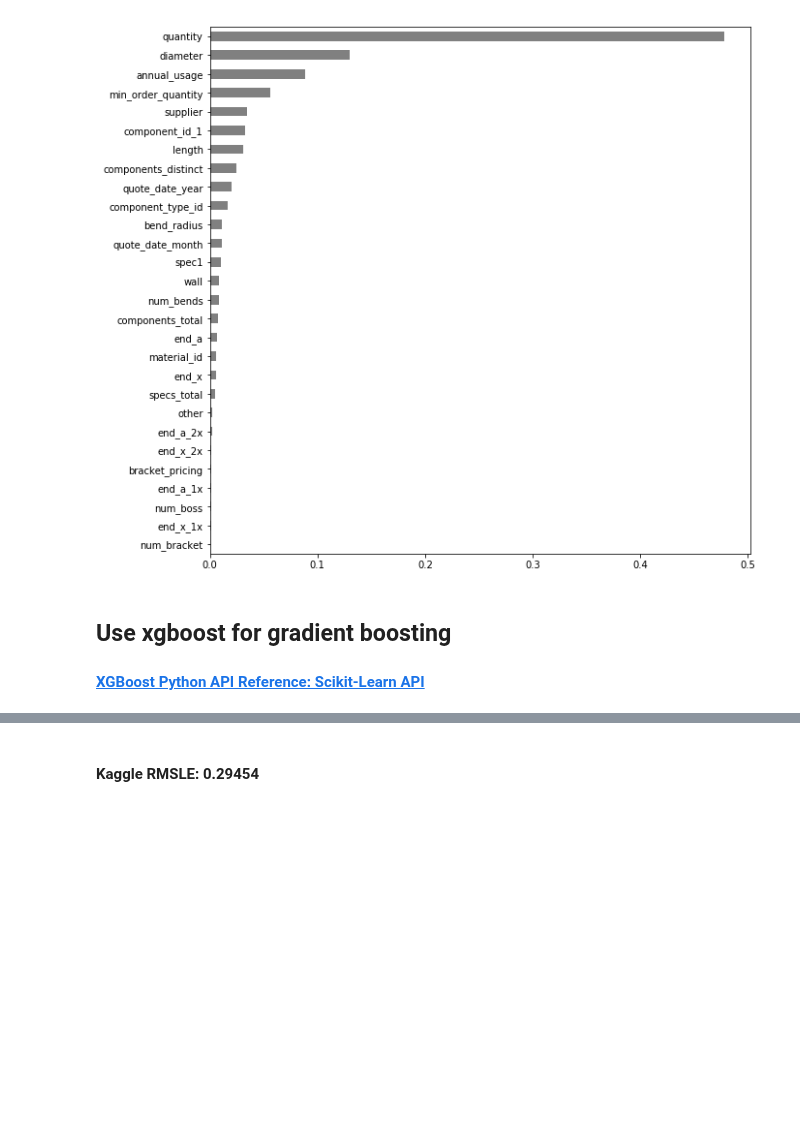
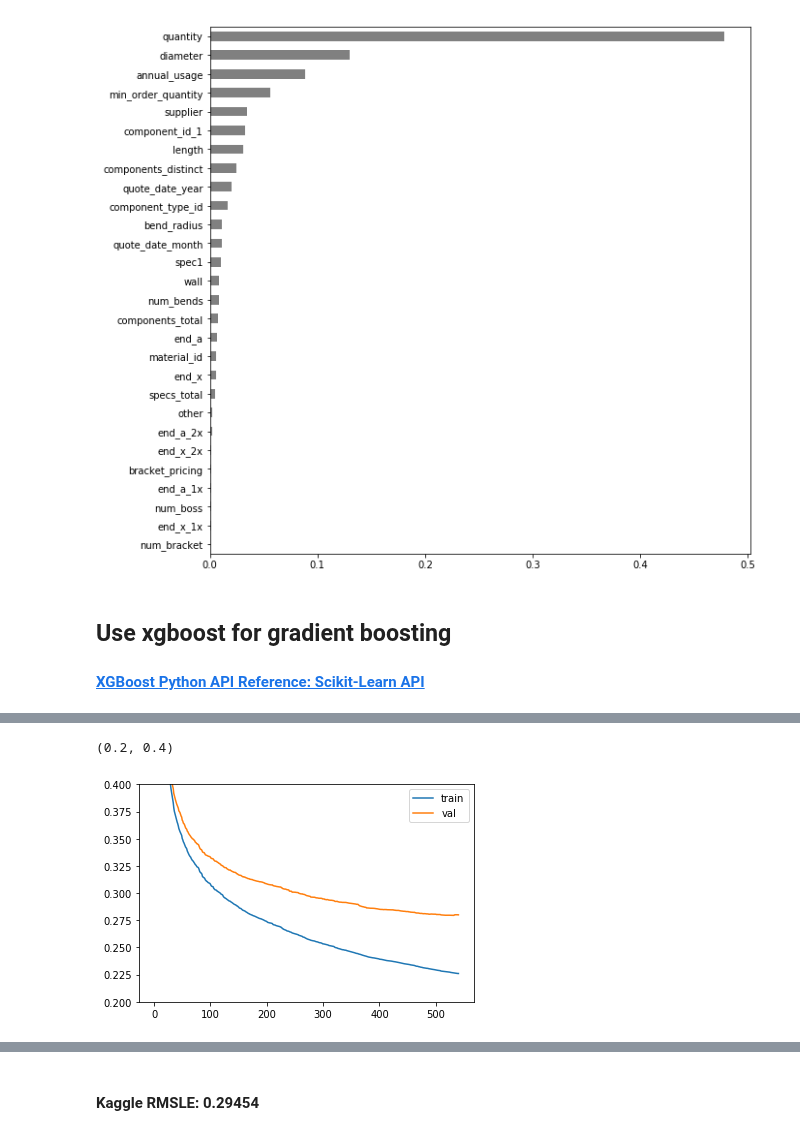
Before and after one commit to LambdaSchool/DEPRECATED-DS-Unit-2-Applied-Modeling, a Jupyter notebook: module2-gradient-boosting/gradient_boosting.ipynb, the cells around one changed output, grey strips where cells are left out. Cells and saved outputs as stored; diff of their text form; code cells hidden in the pictures; blank space fills up the shorter version.

Commit message:
Work with xgboost

```diff
--- a/module2-gradient-boosting/gradient_boosting.ipynb
+++ b/module2-gradient-boosting/gradient_boosting.ipynb
@@ -177,0 +196,21 @@ importances.sort_values().plot.barh(color='grey');
+# %%
+import category_encoders as ce
+
+encoder = ce.OrdinalEncoder()
+X_train_encoded = encoder.fit_transform(X_train)
+X_val_encoded = encoder.transform(X_val)
+# %%
+eval_set = [
+    (X_train_encoded, y_train_log),
+    (X_val_encoded, y_val_log)
+]
+# %%
+import xgboost
+model = XGBRegressor(n_estimators=1000, n_job=-1)
+
+model.fit(X_train_encoded,
+          y_train_log,
+          eval_set=eval_set,
+          eval_metric='rmse',
+          early_stopping_rounds=10
+         )
@@ -177,0 +249,15 @@ importances.sort_values().plot.barh(color='grey');
+# %%
+results = model.evals_result()
+
+train_rmse = results['validation_0']['rmse']
+val_rmse = results['validation_1']['rmse']
+
+epochs = range(0, len(train_rmse))
+
+plt.plot(epochs, train_rmse, label='train')
+plt.plot(epochs, val_rmse, label='val')
+plt.legend();
+plt.ylim(0.2, 0.4)
+# %% [output]
+(0.2, 0.4)
+[figure, added]
```
Also changed, not shown: parts of 10 cells of this notebook, 6 other files.
